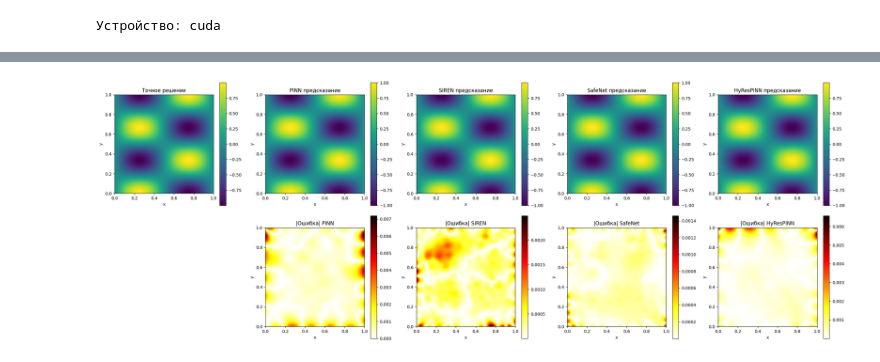
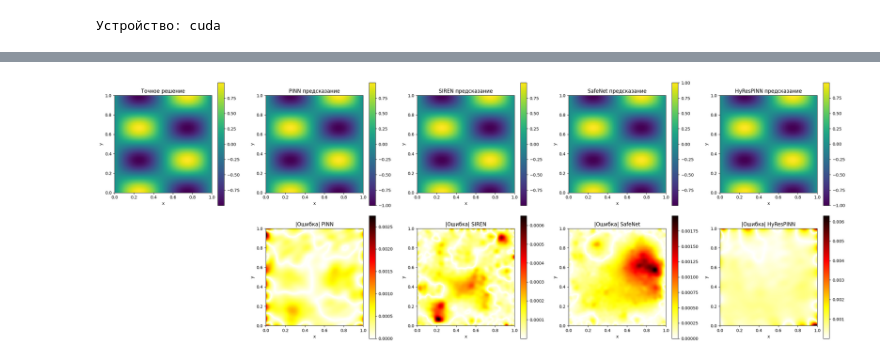
Before and after one commit to KhromovAA/numeric-methods-pinns, a Jupyter notebook: training.ipynb, the cells around one changed output, grey strips where cells are left out. Drawn from its saved outputs; the diff is of its cells as text; code cells hidden in the pictures.

```diff
--- a/training.ipynb
+++ b/training.ipynb
@@ -43,10 +35,12 @@ print("Семплирование: ОК")
 # %%
+import json
+
 import optuna
 from optuna.pruners import MedianPruner
 optuna.logging.set_verbosity(optuna.logging.WARNING)
 
-N_TRIALS       = 10
-N_EPOCHS_TRIAL = 1000
+N_TRIALS       = 20
+N_EPOCHS_TRIAL = 5000
 PRUNE_INTERVAL = 400
 N_VIS_OPT      = 60
 
@@ -159,5 +153,14 @@ def _build_hyres(trial):
 best_hyres = _run_study(_build_hyres, name='hyres_search')
 
 print("\nПоиск завершён")
+
+for params, save_path in [
+    (best_pinn, save_path_params_pinn),
+    (best_siren, save_path_params_siren),
+    (best_safenet, save_path_params_safenet),
+    (best_hyres, save_path_params_hyres),
+]:
+    with open(save_path, 'w') as f:
+        json.dump(params, f, indent=4)
 # %% [output]
 === Поиск гиперпараметров PINN ===
@@ -174,8 +177,25 @@ hyres_search: лучшие параметры = {'hidden_width': 128, 'hidden_la
 
 Поиск завершён
 # %%
+import json
+
 best_hyres   = {}
 torch.manual_seed(42)
+
+all_params = {}
+for name, save_path in [
+    ('pinn', save_path_params_pinn),
+    ('siren', save_path_params_siren),
+    ('safenet', save_path_params_safenet),
+    ('hyres', save_path_params_hyres),
+]:
+    with open(save_path, 'r') as f:
+        all_params[name] = json.load(f)
+
+best_pinn    = all_params['pinn']
+best_siren   = all_params['siren']
+best_safenet = all_params['safenet']
+best_hyres   = all_params['hyres']
 
 # --- PINN ---
 _pinn_cfg = {
@@ -197,7 +217,7 @@ _siren_cfg = {
     'hidden_layers': best_siren.get('hidden_layers',  4),
     'lambda_bc':     best_siren.get('lambda_bc',    10.0),
 }
-model_siren = SIREN(hidden_layers=_siren_04cfg['hidden_layers'],
+model_siren = SIREN(hidden_layers=_siren_cfg['hidden_layers'],
                     hidden_width=_siren_cfg['hidden_width'],
                     omega_0=_siren_cfg['omega_0']).to(device)
 optimizer_siren = torch.optim.Adam(model_siren.parameters(), lr=_siren_cfg['lr'])
@@ -245,7 +265,7 @@ HyResPINN конфиг: {'lr': 0.001, 'hidden_width': 64, 'hidden_layers': 3, 'n
 NTK_UPDATE = 500
 N_col      = 2000
 N_bc       = 500
-n_epochs   = 10000
+n_epochs   = 20000
 log_every  = 1000
 NTK_EMA    = 0.95
 
@@ -362,9 +797,9 @@ plt.show()
 # %%
 for model, save_path in [
-    (model_pinn, save_path_pinn),
-    (model_siren, save_path_siren),
-    (model_safe, save_path_safenet),
-    (model_hyres, save_path_hyres),
+    (model_pinn, 'r3_' + save_path_pinn),
+    (model_siren, 'r3_' + save_path_siren),
+    (model_safe, 'r3_' + save_path_safenet),
+    (model_hyres, 'r3_' + save_path_hyres),
     ]:
     model.load_state_dict(torch.load(save_path, map_location=device))
     model.eval()
@@ -386,34 +821,35 @@ err_pinn  = np.abs(u_pred_pinn  - u_true)
 err_siren = np.abs(u_pred_siren - u_true)
 err_safe  = np.abs(u_pred_safe  - u_true)
 err_hyres = np.abs(u_pred_hyres - u_true)
 
 fig, axes = plt.subplots(2, 5, figsize=(25, 9))
 
 row0 = [(u_true, 'Точное решение'), (u_pred_pinn, 'PINN предсказание'),
         (u_pred_siren, 'SIREN предсказание'), (u_pred_safe, 'SafeNet предсказание'),
         (u_pred_hyres, 'HyResPINN предсказание')]
 row1 = [(None, None), (err_pinn, '|Ошибка| PINN'), (err_siren, '|Ошибка| SIREN'),
         (err_safe, '|Ошибка| SafeNet'), (err_hyres, '|Ошибка| HyResPINN')]
 
 for col, (data, title) in enumerate(row0):
     im = axes[0, col].imshow(data.T, origin='lower', extent=[0,1,0,1], cmap='viridis', aspect='equal')
     axes[0, col].set_title(title)
     axes[0, col].set_xlabel('x'); axes[0, col].set_ylabel('y')
     plt.colorbar(im, ax=axes[0, col])
 
 for col, (data, title) in enumerate(row1):
     if data is None:
         axes[1, col].axis('off')
         continue
     im = axes[1, col].imshow(data.T, origin='lower', extent=[0,1,0,1], cmap='hot_r', aspect='equal')
     axes[1, col].set_title(title)
     axes[1, col].set_xlabel('x'); axes[1, col].set_ylabel('y')
     plt.colorbar(im, ax=axes[1, col])
 
 plt.tight_layout()
+plt.savefig('r3_models_residuals.png', dpi=300, bbox_inches='tight')
 plt.show()
 # %% [output]
-[figure, old version]
+[figure, new version]
 # %%
 def relative_l2(u_pred, u_true):
     return np.linalg.norm(u_pred - u_true) / np.linalg.norm(u_true)
```
Also changed, not shown: parts of 15 cells of this notebook, 1 other file.
